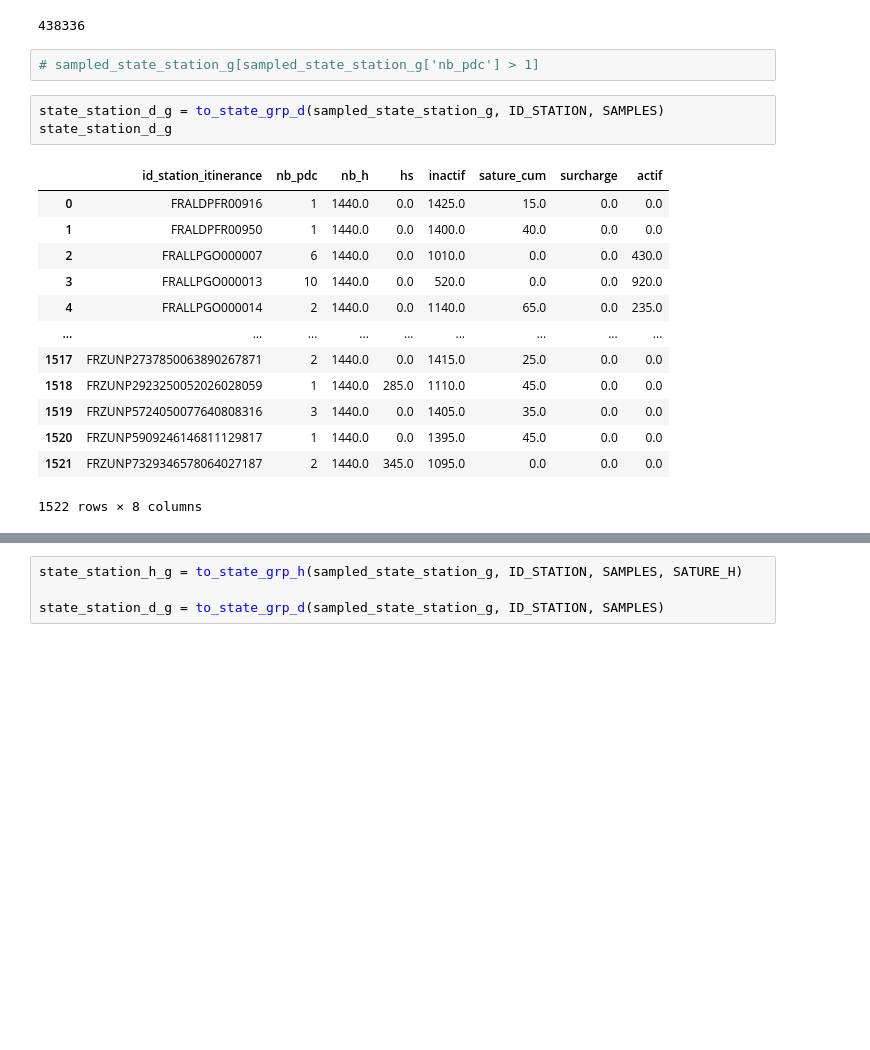
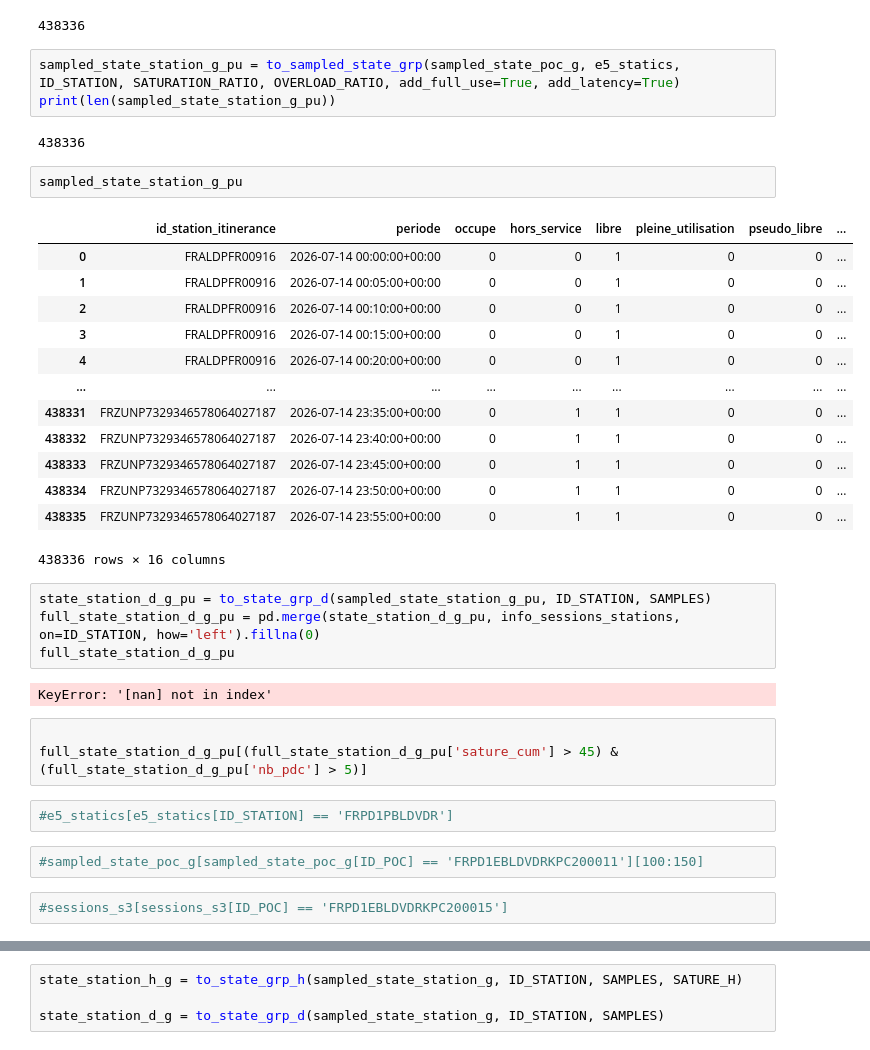
Before and after one commit to loco-labs/qualicharge-rtet, a Jupyter notebook: saturation/source/tests_global.ipynb, the cells around one changed output, grey strips where cells are left out. Cells and saved outputs as stored; diff of their text form; blank space fills up the shorter version.

```diff
--- a/saturation/source/tests_global.ipynb
+++ b/saturation/source/tests_global.ipynb
@@ -143,22 +167,39 @@ sampled_state_station_g = to_sampled_state_grp(sampled_state_poc_g, e5_statics,
 print(len(sampled_state_station_g))
 # %% [output]
 438336
+# %%
+sampled_state_station_g_pu = to_sampled_state_grp(sampled_state_poc_g, e5_statics, ID_STATION, SATURATION_RATIO, OVERLOAD_RATIO, add_full_use=True, add_latency=True)
+print(len(sampled_state_station_g_pu))
+# %% [output]
+438336
+# %%
+sampled_state_station_g_pu
+# %% [output]
+|  | id_station_itinerance | periode | occupe | hors_service | libre | pleine_utilisation | pseudo_libre | ... |
+| 0 | FRALDPFR00916 | 2026-07-14 00:00:00+00:00 | 0 | 0 | 1 | 0 | 0 | ... |
+| 1 | FRALDPFR00916 | 2026-07-14 00:05:00+00:00 | 0 | 0 | 1 | 0 | 0 | ... |
+| 2 | FRALDPFR00916 | 2026-07-14 00:10:00+00:00 | 0 | 0 | 1 | 0 | 0 | ... |
+| 3 | FRALDPFR00916 | 2026-07-14 00:15:00+00:00 | 0 | 0 | 1 | 0 | 0 | ... |
+| 4 | FRALDPFR00916 | 2026-07-14 00:20:00+00:00 | 0 | 0 | 1 | 0 | 0 | ... |
+| ... | ... | ... | ... | ... | ... | ... | ... | ... |
+| 438331 | FRZUNP7329346578064027187 | 2026-07-14 23:35:00+00:00 | 0 | 1 | 1 | 0 | 0 | ... |
+| 438332 | FRZUNP7329346578064027187 | 2026-07-14 23:40:00+00:00 | 0 | 1 | 1 | 0 | 0 | ... |
+| 438333 | FRZUNP7329346578064027187 | 2026-07-14 23:45:00+00:00 | 0 | 1 | 1 | 0 | 0 | ... |
+| 438334 | FRZUNP7329346578064027187 | 2026-07-14 23:50:00+00:00 | 0 | 1 | 1 | 0 | 0 | ... |
+| 438335 | FRZUNP7329346578064027187 | 2026-07-14 23:55:00+00:00 | 0 | 1 | 1 | 0 | 0 | ... |
+438336 rows × 16 columns
 # %%
-# sampled_state_station_g[sampled_state_station_g['nb_pdc'] > 1]
+state_station_d_g_pu = to_state_grp_d(sampled_state_station_g_pu, ID_STATION, SAMPLES)
+full_state_station_d_g_pu = pd.merge(state_station_d_g_pu, info_sessions_stations, on=ID_STATION, how='left').fillna(0)
+full_state_station_d_g_pu
+# %% [output]
+KeyError: '[nan] not in index'
 # %%
-state_station_d_g = to_state_grp_d(sampled_state_station_g, ID_STATION, SAMPLES)
-state_station_d_g
+
+full_state_station_d_g_pu[(full_state_station_d_g_pu['sature_cum'] > 45) & (full_state_station_d_g_pu['nb_pdc'] > 5)]
-# %% [output]
-|  | id_station_itinerance | nb_pdc | nb_h | hs | inactif | sature_cum | surcharge | actif |
-| 0 | FRALDPFR00916 | 1 | 1440.0 | 0.0 | 1425.0 | 15.0 | 0.0 | 0.0 |
-| 1 | FRALDPFR00950 | 1 | 1440.0 | 0.0 | 1400.0 | 40.0 | 0.0 | 0.0 |
-| 2 | FRALLPGO000007 | 6 | 1440.0 | 0.0 | 1010.0 | 0.0 | 0.0 | 430.0 |
-| 3 | FRALLPGO000013 | 10 | 1440.0 | 0.0 | 520.0 | 0.0 | 0.0 | 920.0 |
-| 4 | FRALLPGO000014 | 2 | 1440.0 | 0.0 | 1140.0 | 65.0 | 0.0 | 235.0 |
-| ... | ... | ... | ... | ... | ... | ... | ... | ... |
-| 1517 | FRZUNP2737850063890267871 | 2 | 1440.0 | 0.0 | 1415.0 | 25.0 | 0.0 | 0.0 |
-| 1518 | FRZUNP2923250052026028059 | 1 | 1440.0 | 285.0 | 1110.0 | 45.0 | 0.0 | 0.0 |
-| 1519 | FRZUNP5724050077640808316 | 3 | 1440.0 | 0.0 | 1405.0 | 35.0 | 0.0 | 0.0 |
-| 1520 | FRZUNP5909246146811129817 | 1 | 1440.0 | 0.0 | 1395.0 | 45.0 | 0.0 | 0.0 |
-| 1521 | FRZUNP7329346578064027187 | 2 | 1440.0 | 345.0 | 1095.0 | 0.0 | 0.0 | 0.0 |
-1522 rows × 8 columns
+# %%
+#e5_statics[e5_statics[ID_STATION] == 'FRPD1PBLDVDR']
+# %%
+#sampled_state_poc_g[sampled_state_poc_g[ID_POC] == 'FRPD1EBLDVDRKPC200011'][100:150]
+# %%
+#sessions_s3[sessions_s3[ID_POC] == 'FRPD1EBLDVDRKPC200015']
```
Also changed, not shown: parts of 9 cells of this notebook, 2 other files.
